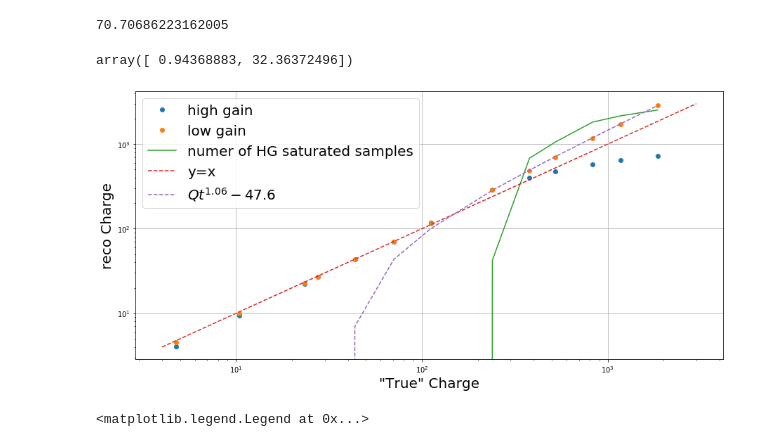
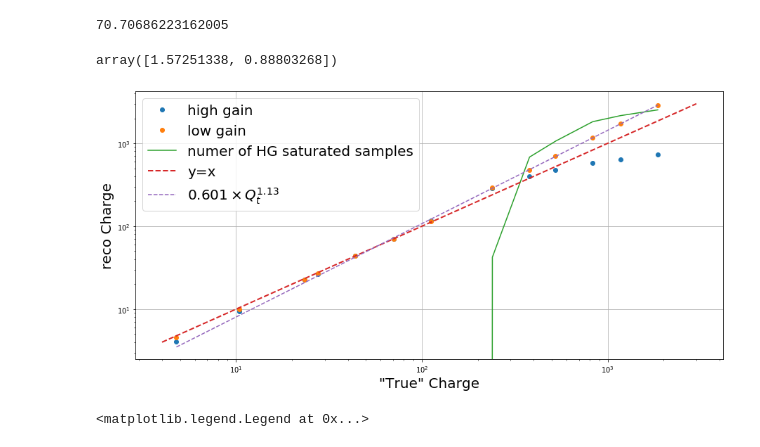
Before and after one commit to ThomasTTX/nectarchain, a Jupyter notebook: notebooks/linearityv2.ipynb, the cells around one changed output. Saved outputs shown, nothing was run; the diff lists cells and outputs as text; code cells hidden in the pictures.

```diff
--- a/notebooks/linearityv2.ipynb
+++ b/notebooks/linearityv2.ipynb
@@ -116,7 +116,8 @@ for jj,data_file_path in enumerate(data_file_paths):
         Qs_HGstd.append(((np.array(Q_HG) - TrueI)**2).sum(axis=0)**.5 /maxevt**.5)
         Qs_LGstd.append(((np.array(Q_LG) - TrueI)**2).sum(axis=0)**.5 /maxevt**.5)
 
-        Qs_LGcorstd.append(((np.array(Q_LG)**0.943+32.364 - TrueI)**2).sum(axis=0)**.5 /maxevt**.5)
+        Qs_LGcorstd.append(((np.array(Q_LG)**0.888*1.57 - TrueI)**2).sum(axis=0)**.5 /maxevt**.5)
+        #Qs_LGcorstd.append(((np.array(Q_LG)**0.8924849 * 1.51547261+3.5740729 - TrueI)**2).sum(axis=0)**.5 /maxevt**.5)
         sattest.append(np.mean(tmpsat))
 
 Qs_HGm = np.array(Qs_HGm)
@@ -138,27 +139,27 @@ Ir
 # %%
 plt.plot(Is,Qs_HGm.mean(axis=1),'o',label='high gain')
 plt.plot(Is,Qs_LGm.mean(axis=1),'o',label='low gain')
 plt.plot(Is,sattest,label='numer of HG saturated samples')
 #plt.plot(Is,Qs_LGm,color='black',alpha=.01)
-plt.plot(range(4,3000),range(4,3000),'--',label='y=x')
+plt.plot(range(4,3000),range(4,3000),'--',lw=2,label='y=x')
 
 def fff(Qt,a,b):
-    return Qt**a+b
+    return a*Qt**b
 pp,pcov = curve_fit(fff,Is[5:],Qs_LGm.mean(axis=1)[5:])
-plt.plot(Is,fff(Is,*pp),'--',label=r'$Qt^{{{:.3}}}{:.3}$'.format(*pp))
+plt.plot(Is,fff(Is,*pp),'--',label=r'${:.3} \times Q_t^{{{:.3}}}$'.format(*pp))
 
 
 plt.gca().set_xscale('log')
 plt.gca().set_yscale('log')
 plt.gca().legend(prop={'size':20})
 plt.gca().set_xlabel('"True" Charge',fontsize=20)
 plt.gca().set_ylabel('reco Charge',fontsize=20)
 plt.gca().grid()
 
 
 pp2,pcov = curve_fit(fff,Qs_LGm.mean(axis=1)[5:],Is[5:])
 pp2
 # %% [output]
-array([ 0.94368883, 32.36372496])
+array([1.57251338, 0.88803268])
-[figure, old version]
+[figure, new version]
 # %%
```
Also changed, not shown: parts of 2 cells of this notebook.
